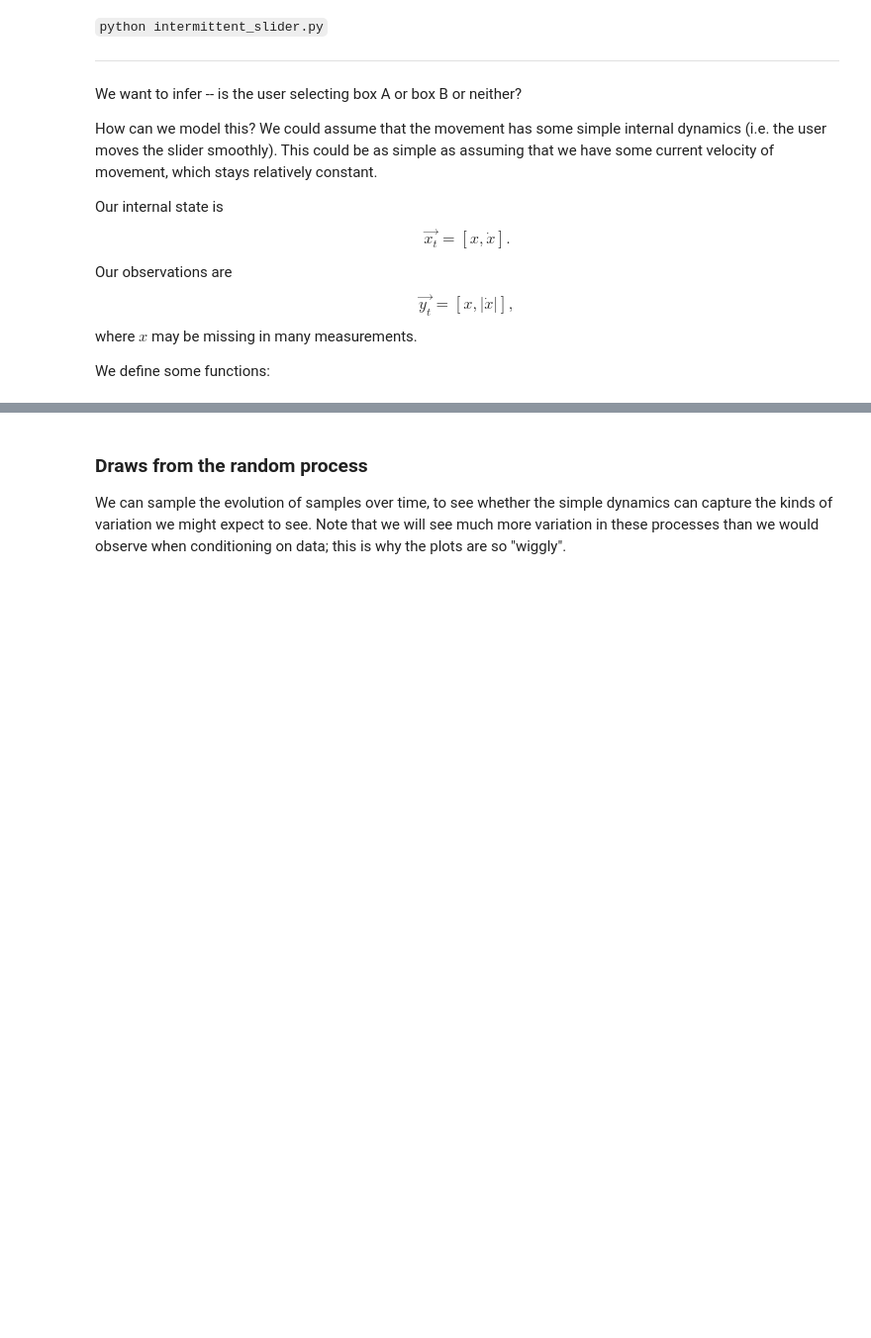
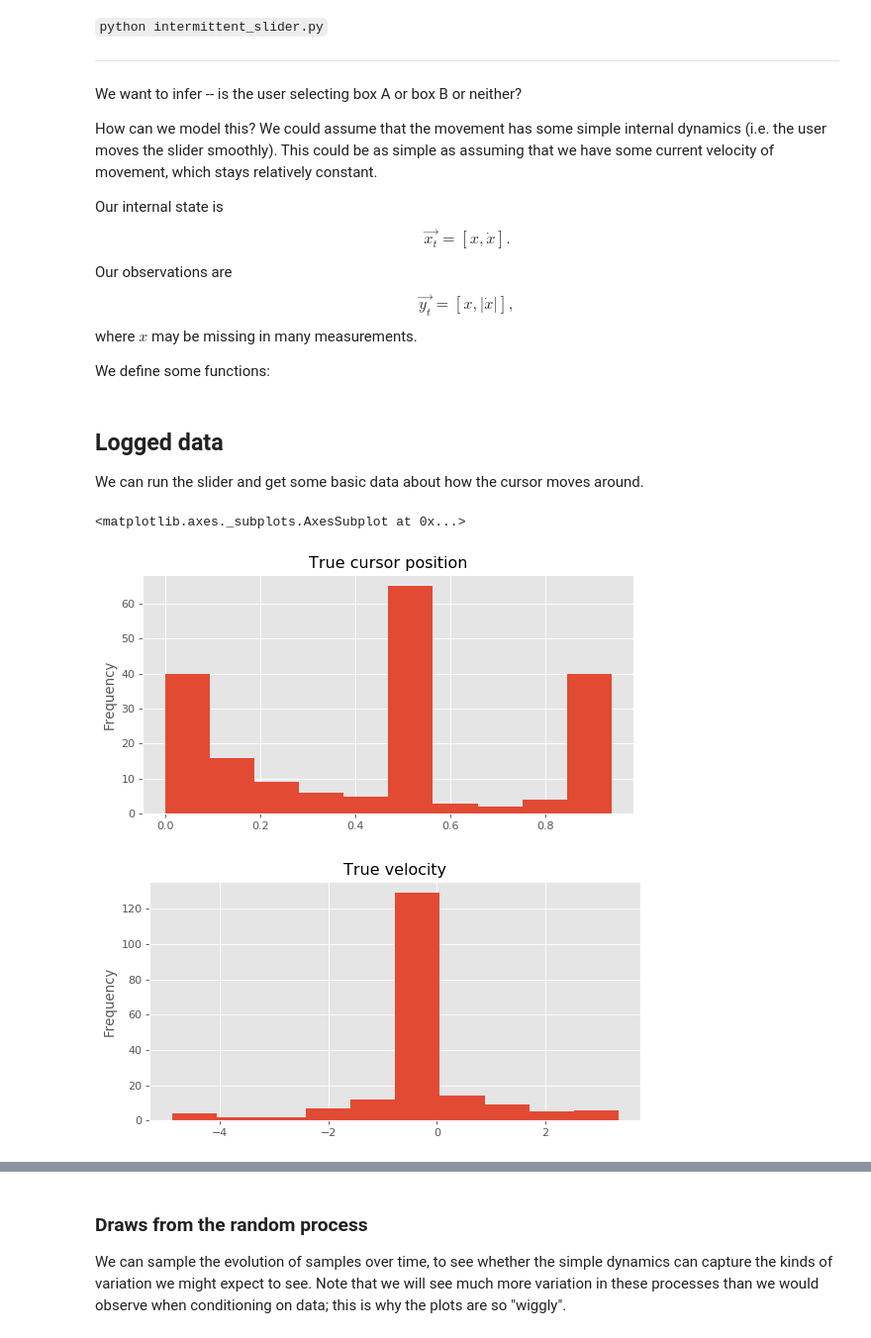
Before and after one commit to johnhw/chi_course_2019, a Jupyter notebook: 01_intro_to_bayesian_methods/Introduction_to_Bayesian_Methods_in_HCI.ipynb, the cells around one changed output, grey strips where cells are left out. Shown: that part at 99% size. Saved outputs shown, nothing was run; the diff lists cells and outputs as text; code cells hidden in the pictures; blank space fills up the shorter version.

```diff
--- a/01_intro_to_bayesian_methods/Introduction_to_Bayesian_Methods_in_HCI.ipynb
+++ b/01_intro_to_bayesian_methods/Introduction_to_Bayesian_Methods_in_HCI.ipynb
@@ -658,6 +808,45 @@ def filter_step(particles, observed, dt=0.01, prior_rate=0.05):
 def expected_position(particles, normalised_weights):
     """Return the expectation of the particle position/speed (i.e. the average position)"""
     return np.sum((particles.T * normalised_weights.T).T, axis=0)
+# %% [markdown]
+## Logged data
+
+We can run the slider and get some basic data about how the cursor moves around.
+# %%
+import os
+import pandas as pd
+
+def load_last_log(fname=None):
+    """Load the last log file that was recorded, or the given filename"""
+    basepath = "captured_data"
+    if fname is None:
+
+        files = os.listdir(basepath)
+        ordered_files = []
+        for file in files:
+            # find matching files and get time
+            if file.endswith(".csv") and file.startswith("slider"):
+                path = os.path.join(basepath, file)
+                mtime = os.path.getmtime(path)
+                ordered_files.append((mtime, path))
+
+        ordered_files = sorted(ordered_files)
+        last_csv =  ordered_files[-1][1]
+    else:
+        # just a plain filename
+        last_csv = os.path.join(basepath, fname)
+
+    return pd.read_csv(last_csv)
+
+captured = load_last_log()
+# %%
+captured.true_x.plot.hist(title="True cursor position")
+plt.figure()
+captured.true_dx.plot.hist(title="True velocity")
+# %% [output]
+<matplotlib.axes._subplots.AxesSubplot at 0x...>
+[figure, added]
+[figure, added]
 # %% [markdown]
 ## Sanity checks
 
```
Also changed, not shown: parts of 20 cells of this notebook, 3 other files.
